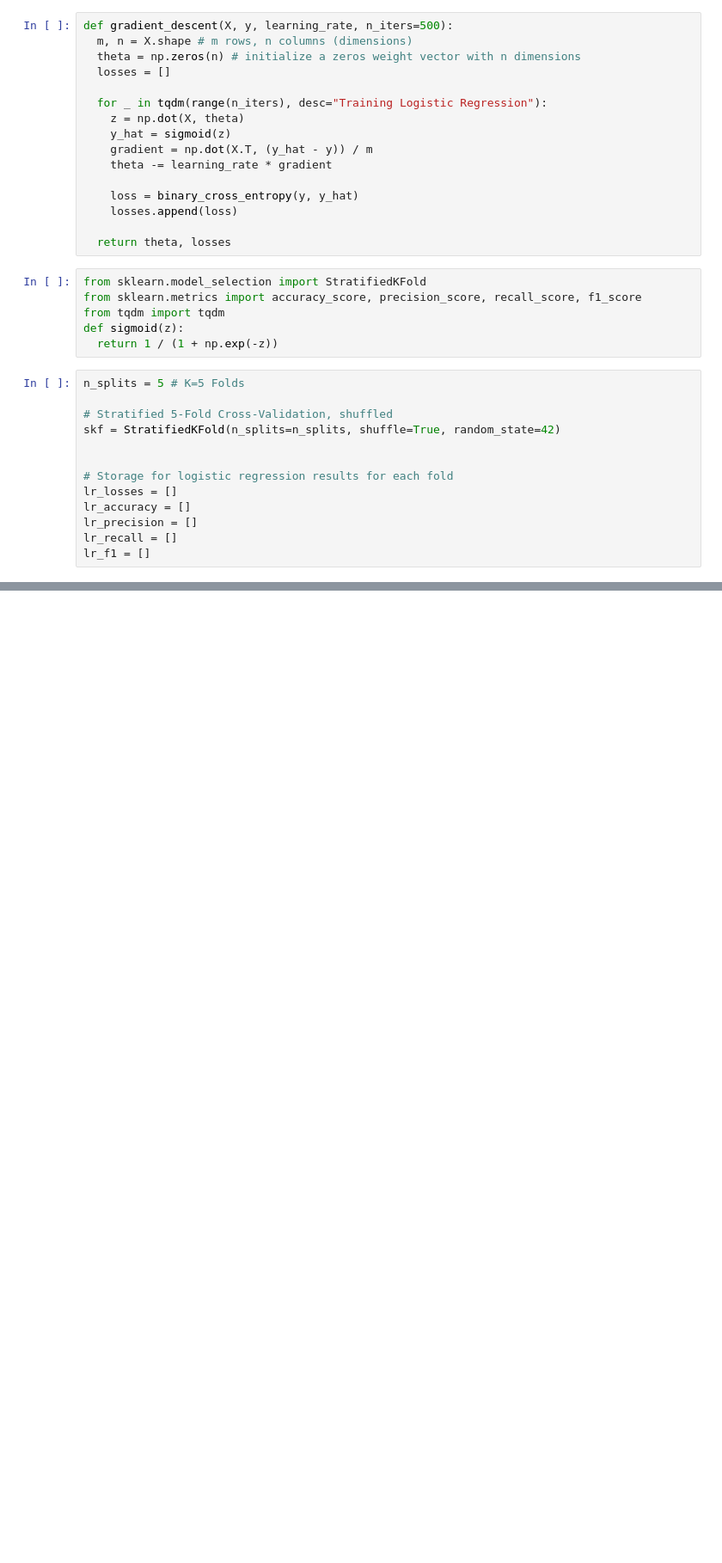
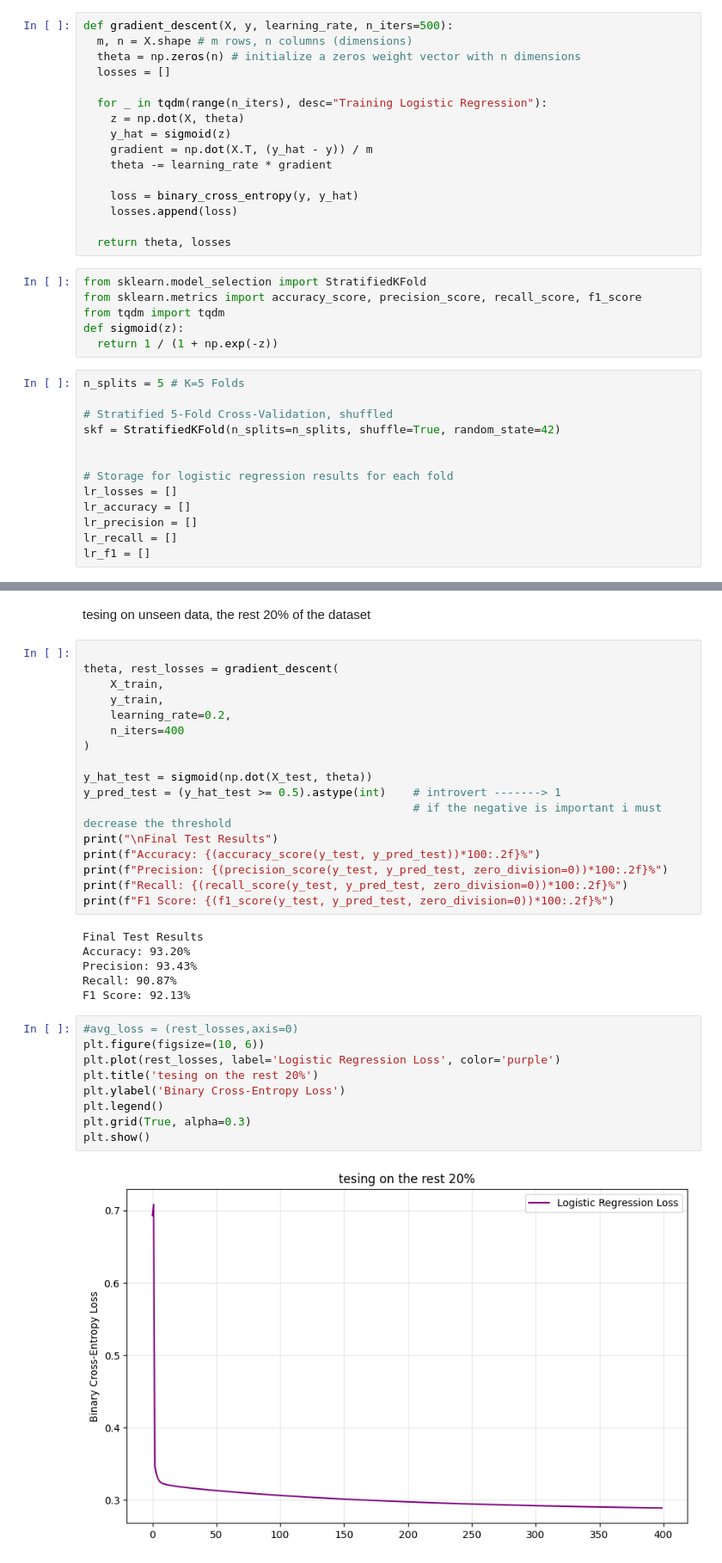
Before and after one commit to 7mid056/7mid056, a Jupyter notebook: extrovert_and_introvert_model.ipynb, the cells around one changed output, grey strips where cells are left out. Shown at 86% size. Cells and saved outputs as stored; diff of their text form; blank space fills up the shorter version.

```diff
--- a/extrovert_and_introvert_model.ipynb
+++ b/extrovert_and_introvert_model.ipynb
@@ -256,0 +223,36 @@ LOGISTIC REGRESSION Performance:
+# %% [markdown]
+tesing on unseen data, the rest 20% of the dataset
+# %%
+
+theta, rest_losses = gradient_descent(
+    X_train,
+    y_train,
+    learning_rate=0.2,
+    n_iters=400
+)
+
+y_hat_test = sigmoid(np.dot(X_test, theta))
+y_pred_test = (y_hat_test >= 0.5).astype(int)    # introvert -------> 1
+                                                 # if the negative is important i must decrease the threshold
+print("\nFinal Test Results")
+print(f"Accuracy: {(accuracy_score(y_test, y_pred_test))*100:.2f}%")
+print(f"Precision: {(precision_score(y_test, y_pred_test, zero_division=0))*100:.2f}%")
+print(f"Recall: {(recall_score(y_test, y_pred_test, zero_division=0))*100:.2f}%")
+print(f"F1 Score: {(f1_score(y_test, y_pred_test, zero_division=0))*100:.2f}%")
+# %% [output]
+Final Test Results
+Accuracy: 93.20%
+Precision: 93.43%
+Recall: 90.87%
+F1 Score: 92.13%
+# %%
+#avg_loss = (rest_losses,axis=0)
+plt.figure(figsize=(10, 6))
+plt.plot(rest_losses, label='Logistic Regression Loss', color='purple')
+plt.title('tesing on the rest 20%')
+plt.ylabel('Binary Cross-Entropy Loss')
+plt.legend()
+plt.grid(True, alpha=0.3)
+plt.show()
+# %% [output]
+[figure, added]
```
Also changed, not shown: parts of 8 cells of this notebook.
